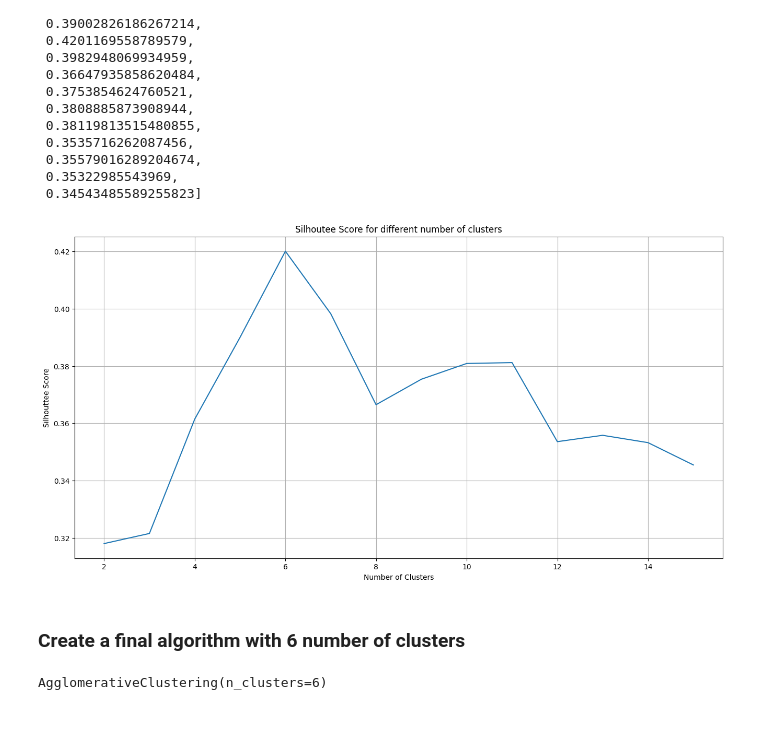
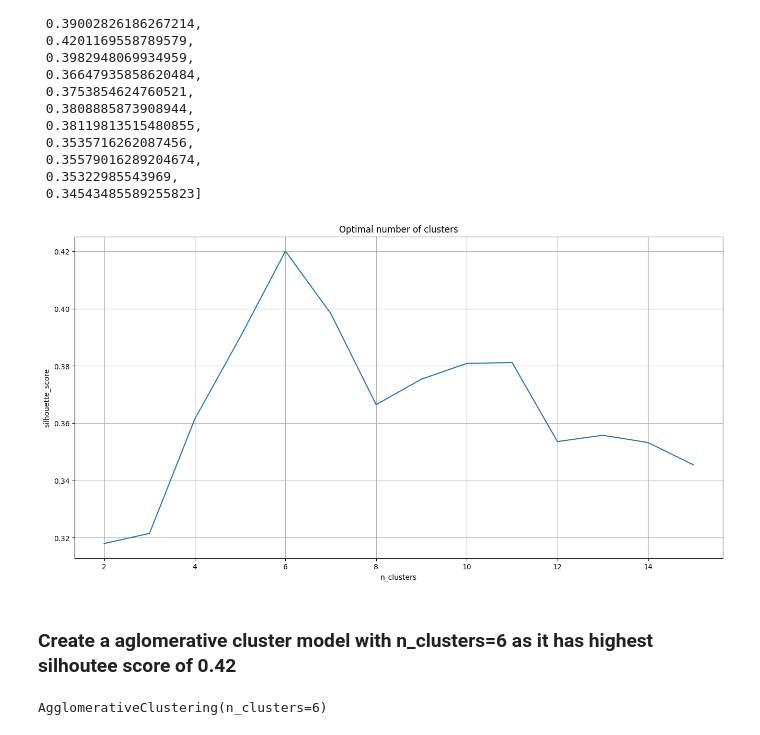
Before and after one commit to utkarshg1/VS-Code-2_4-pm-Weekend, a Jupyter notebook: Hierarchical Clustering/Agglomerative.ipynb, the cells around one changed output. Drawn from its saved outputs; the diff is of its cells as text; code cells hidden in the pictures.

Commit message:
Agglomerative Clustering

```diff
--- a/Hierarchical Clustering/Agglomerative.ipynb
+++ b/Hierarchical Clustering/Agglomerative.ipynb
@@ -65,5 +84,5 @@ from sklearn.preprocessing import StandardScaler
 # %%
-num_pipe = Pipeline(steps=[('impute', SimpleImputer(strategy='median')),
+num_pipe = Pipeline(steps=[('imputer', SimpleImputer(strategy='median')),
                            ('scaler', StandardScaler())])
 # %%
 X_pre = num_pipe.fit_transform(X)
@@ -94,14 +121,11 @@ X_pre.head()
 # %%
-from sklearn.metrics import silhouette_score
-from sklearn.cluster import AgglomerativeClustering
-n = list(range(2, 16))
 scores = []
 for i in n:
     agc = AgglomerativeClustering(n_clusters=i)
     agc.fit(X_pre)
     lb = agc.labels_
-    s = silhouette_score(X_pre, lb)
-    scores.append(s)
+    sh = silhouette_score(X_pre, lb)
+    scores.append(sh)
 # %%
 scores
 # %% [output]
@@ -122,16 +146,16 @@ scores
 # %%
 import matplotlib.pyplot as plt
 plt.figure(figsize=(16,8))
 plt.plot(n, scores)
-plt.xlabel('Number of Clusters')
-plt.ylabel('Silhouttee Score')
-plt.title('Silhoutee Score for different number of clusters')
+plt.xlabel('n_clusters')
+plt.ylabel('silhouette_score')
+plt.title('Optimal number of clusters')
 plt.grid()
 plt.show()
 # %% [output]
-[figure, old version]
+[figure, new version]
-# %% [markdown]
-### Create a final algorithm with 6 number of clusters
+# %% [markdown]
+### Create a aglomerative cluster model with n_clusters=6 as it has highest silhoutee score of 0.42
 # %%
 model = AgglomerativeClustering(n_clusters=6)
 model.fit(X_pre)
```
Also changed, not shown: parts of 29 cells of this notebook.
